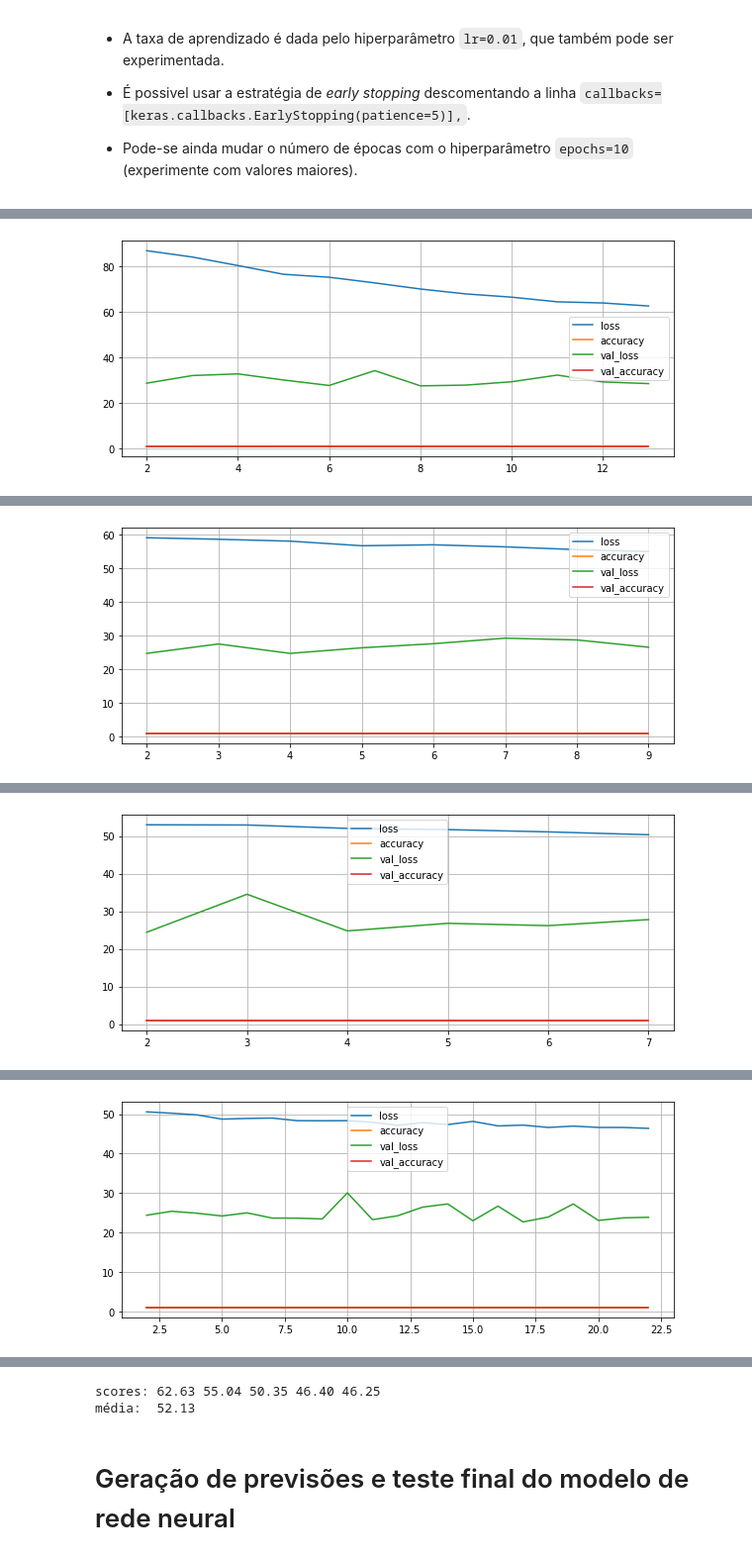
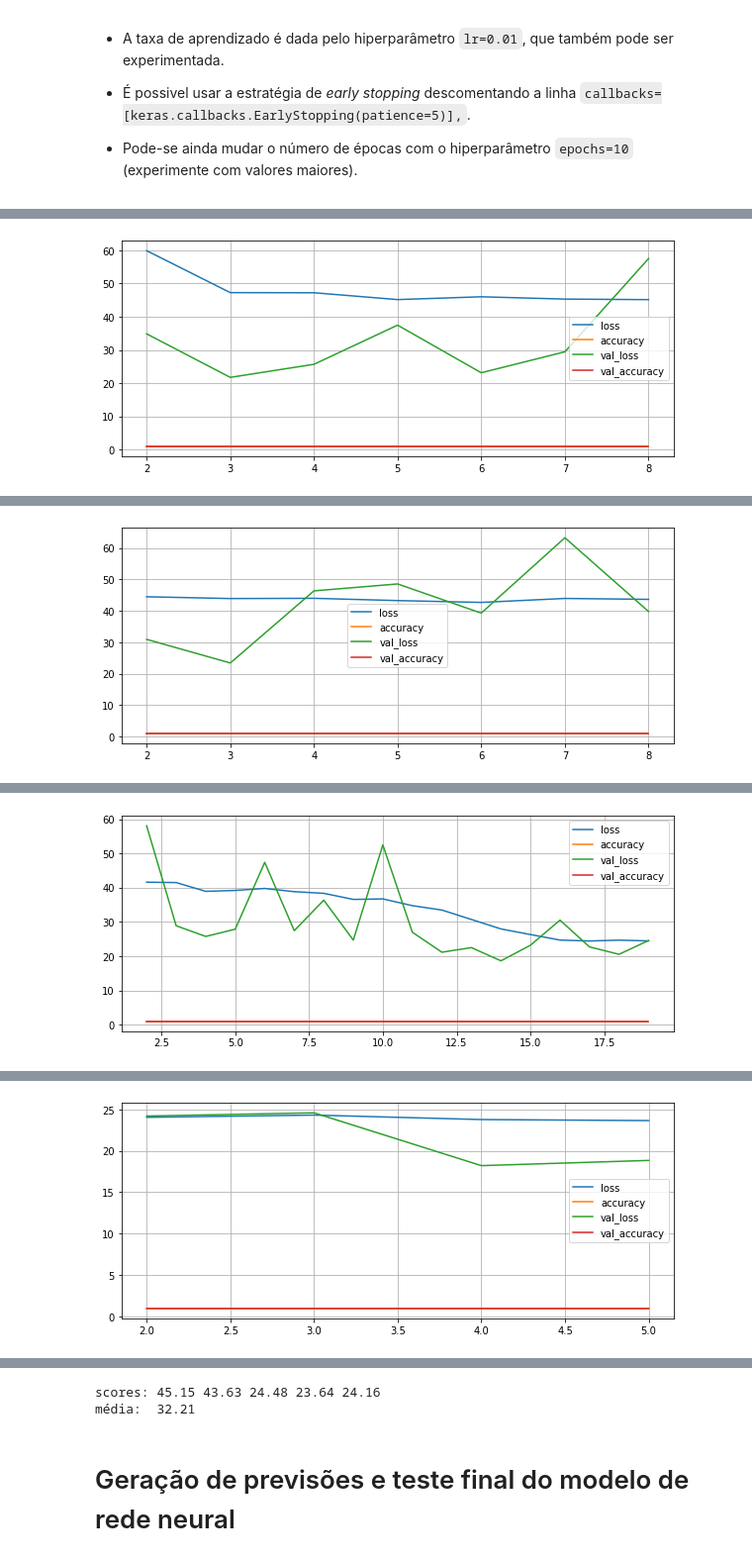
Before and after one commit to atejap05/pos_data_science_furg, a Jupyter notebook: disciplinas/Machine_Learning_I/tarefas/dados_enem/Furg_ECD_09_Machine_Learning_I_Tarefa_Dados_do_ENEM.ipynb, the cells around one changed output, grey strips where cells are left out. Shown at 99% size. Cells and saved outputs as stored; diff of their text form; code cells hidden in the pictures.

```diff
--- a/disciplinas/Machine_Learning_I/tarefas/dados_enem/Furg_ECD_09_Machine_Learning_I_Tarefa_Dados_do_ENEM.ipynb
+++ b/disciplinas/Machine_Learning_I/tarefas/dados_enem/Furg_ECD_09_Machine_Learning_I_Tarefa_Dados_do_ENEM.ipynb
@@ -123,6 +123,6 @@ Além desta séries históricas estarem empilhadas, outro desafio desta base é
 Vamos então iniciar removendo colunas que não são de interesse. Iremos descartar os atributos (colunas) sobre as unidade federativa e municípios das escolas, assim como todas as médias de provas que não sejam Matemática ou Redação.
 # %%
 enem_original.drop(columns=['CO_UF_ESCOLA', 'SG_UF_ESCOLA', 'CO_MUNICIPIO_ESCOLA', 'NO_MUNICIPIO_ESCOLA',
-                   'NU_MEDIA_CN', 'NU_MEDIA_CH', 'NU_MEDIA_LP', 'NU_MEDIA_OBJ', 'NU_MEDIA_TOT'], inplace=True)
+                   'NU_MEDIA_OBJ', 'NU_MEDIA_TOT'], inplace=True)
 enem_original.shape
 # %% [output]
@@ -467,13 +489,15 @@ A seguir usamos o recurso `ColumnTransformer` para aplicar determinados _pipelin
 from sklearn.compose import ColumnTransformer
 
 full_pipeline = ColumnTransformer([
-    ('num', num_pipeline, ['NU_MEDIA_MT_2014', 'NU_MEDIA_RED_2014',
-                           'NU_MATRICULAS_2015',
-                           'NU_PARTICIPANTES_NEC_ESP_2015', 'NU_PARTICIPANTES_2015', 'NU_TAXA_PARTICIPACAO_2015',
-                           'PC_FORMACAO_DOCENTE_2015', 'NU_TAXA_PERMANENCIA_2015', 'NU_TAXA_APROVACAO_2015',
-                           'NU_TAXA_REPROVACAO_2015', 'NU_TAXA_ABANDONO_2015']),
+    ('num', num_pipeline, ['NU_MEDIA_MT_2014', 'NU_MEDIA_RED_2014', 'NU_MATRICULAS_2015',
+                           'NU_PARTICIPANTES_NEC_ESP_2015', 'NU_TAXA_PARTICIPACAO_2015',
+                           'PC_FORMACAO_DOCENTE_2015', 'NU_TAXA_APROVACAO_2015',
+                           'NU_TAXA_REPROVACAO_2015', 'NU_TAXA_ABANDONO_2015',
+                           'NU_MEDIA_CN_2014', 'NU_MEDIA_CH_2014', 'NU_MEDIA_LP_2014',
+                           'NU_TAXA_ABANDONO_2014', 'NU_MEDIA_CN_2015', 'NU_MEDIA_CH_2015',
+                           'NU_MEDIA_LP_2015']),
     ('cat', cat_pipeline, ['TP_DEPENDENCIA_ADM_ESCOLA_2015', 'TP_LOCALIZACAO_ESCOLA_2015', 'INSE_2015',
-                           'PORTE_ESCOLA_2015']),
+                           'PORTE_ESCOLA_2015', 'PORTE_ESCOLA_2014']),
 ])
 # %% [markdown]
 Enfim, processamos os features de treino e de teste, gerando os conjuntos prontos para o treinamento. Note que para os dados de treino usamos `.fit_transform()`, enquanto para os de teste apenas `.transform()`.
@@ -535,11 +559,11 @@ from sklearn.linear_model import SGDRegressor
 from sklearn.linear_model import LinearRegression
 from sklearn.ensemble import RandomForestRegressor
 
-regressor = MultiOutputRegressor(SVR(C=1.0, gamma='scale'))
+#regressor = MultiOutputRegressor(SVR(C=1.0, gamma='scale'))
 
 #regressor = MultiOutputRegressor(SGDRegressor(random_state=42, learning_rate='constant', eta0=0.0001))
 
-#regressor = MultiOutputRegressor(LinearRegression())
+regressor = MultiOutputRegressor(LinearRegression())
 
 #regressor = RandomForestRegressor(random_state=42, n_estimators=1)
 # %% [markdown]
@@ -645,21 +669,26 @@ def model_build(num_features):
     # especificação do modelo
     model = keras.models.Sequential([
 
-        keras.layers.Dense(256, activation='relu', input_shape=[num_features]),
+        keras.layers.Dense(64, activation='relu', input_shape=[num_features]),
         keras.layers.BatchNormalization(),
 
-        keras.layers.Dropout(0.60),
-        keras.layers.Dense(128, activation='relu'),
+        keras.layers.Dropout(0.30),
+        keras.layers.Dense(32, activation='relu'),
 
-        keras.layers.Dropout(0.30),
-        keras.layers.Dense(64, activation='relu'),
+        keras.layers.Dropout(0.10),
+        keras.layers.Dense(32, activation='relu'),
 
-        keras.layers.Dropout(0.15),
         keras.layers.Dense(2, activation=None)
     ])
 
     # especificação da função de perda e do algoritmo de otimização
-    model.compile(loss='mean_absolute_error', optimizer=keras.optimizers.Adam(lr=0.001), metrics=['accuracy']) # taxa de aprendizado
+    model.compile(loss='mean_absolute_error',
+                    optimizer=keras.optimizers.SGD(lr=0.01), # taxa de aprendizado
+                    metrics=[
+                        'accuracy',
+                        #tf.keras.metrics.Precision(),
+                        #tf.keras.metrics.Recall()
+                        ])
 
     return model
 # %%
@@ -703,7 +712,7 @@ for i, (fold_treino, fold_valid) in enumerate(kfold.split(X_treino, y_treino)):
 
     # treinamento
     print(f'------------------------------------------= FOLD {i + 1} =------------------------------------------')
-    history = model.fit(X_treino[fold_treino], y_treino[fold_treino], epochs=30, # número de épocas
+    history = model.fit(X_treino[fold_treino], y_treino[fold_treino], batch_size=32, epochs=50, shuffle=True,# número de épocas
                         callbacks=[keras.callbacks.EarlyStopping(patience=5)],
                         validation_data=(X_treino[fold_valid], y_treino[fold_valid]))
     scores.append(history.history['loss'][-1])
@@ -736,2 +747,2 @@ Epoch 14/30
-[figure, old version]
+[figure, new version]
 ------------------------------------------= FOLD 2 =------------------------------------------
@@ -754,2 +767,2 @@ Epoch 10/30
-[figure, old version]
+[figure, new version]
 ------------------------------------------= FOLD 3 =------------------------------------------
@@ -772,2 +785,2 @@ Epoch 8/30
-[figure, old version]
+[figure, new version]
 ------------------------------------------= FOLD 4 =------------------------------------------
@@ -790,2 +799,2 @@ Epoch 23/30
-[figure, old version]
+[figure, new version]
 ------------------------------------------= FOLD 5 =------------------------------------------
@@ -805,5 +818,5 @@ Epoch 6/30
-scores: 62.63 55.04 50.35 46.40 46.25
-média:  52.13
+scores: 45.15 43.63 24.48 23.64 24.16
+média:  32.21
 # %% [markdown]
 # Geração de previsões e teste final do modelo de rede neural
 # %%
```
Also changed, not shown: parts of 22 cells of this notebook, 1 other file.
